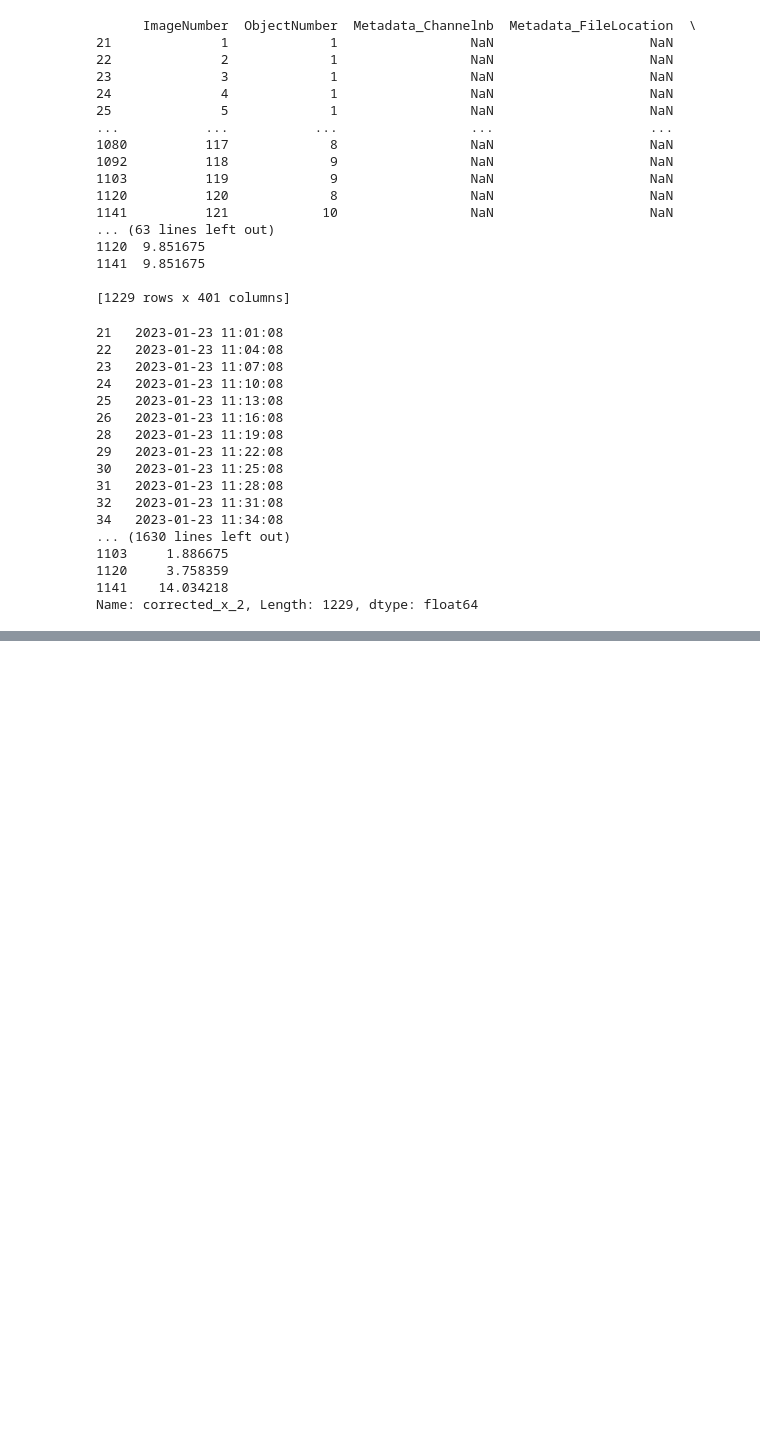
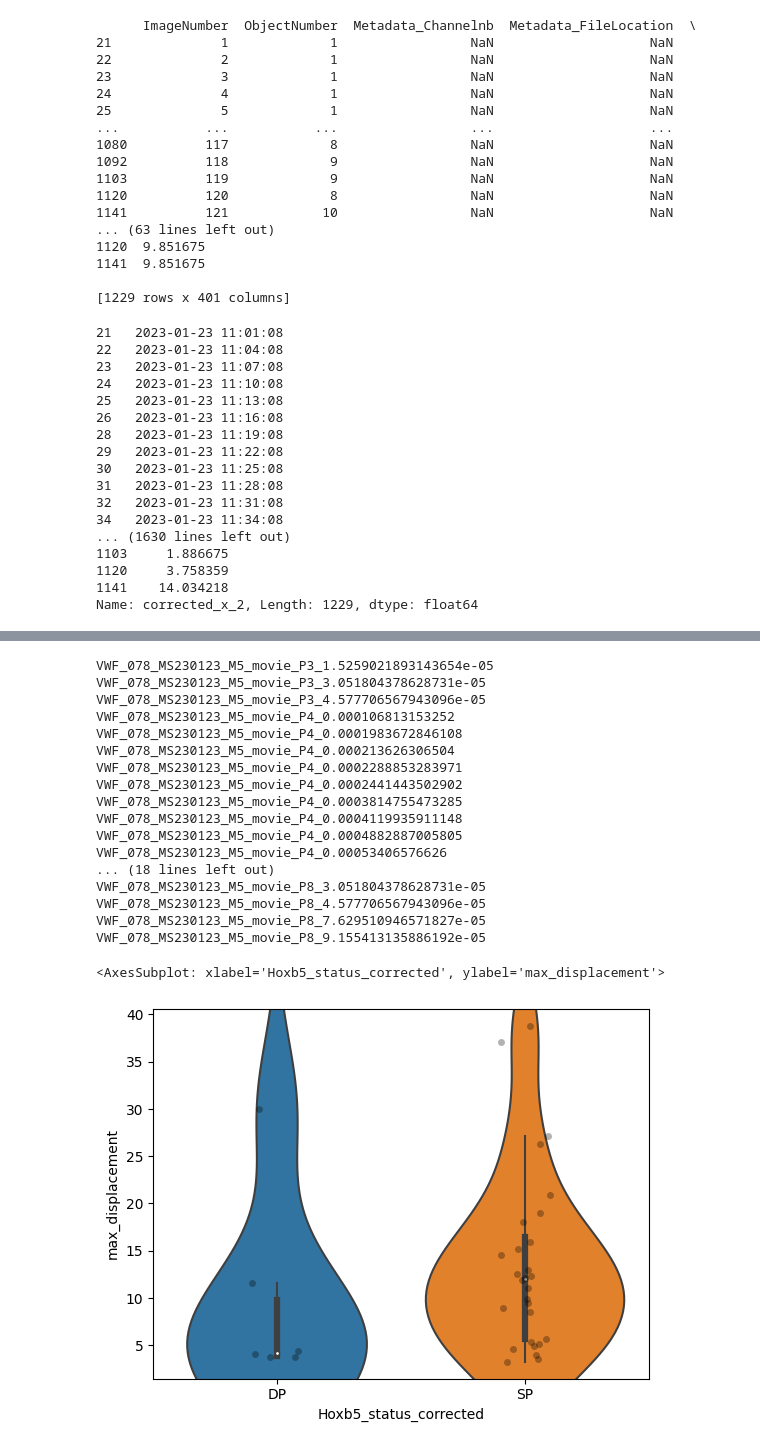
Before and after one commit to Mas515/Image_analysis, a Jupyter notebook: IVM_3D_trackplot_old.ipynb, the cells around one changed output, grey strips where cells are left out. Saved outputs shown, nothing was run; the diff lists cells and outputs as text; code cells hidden in the pictures; blank space fills up the shorter version.

Commit message:
update movie pipeline for old files, updated analysis jupyter notebook

```diff
--- a/IVM_3D_trackplot_old.ipynb
+++ b/IVM_3D_trackplot_old.ipynb
@@ -250,0 +353,10 @@ Name: corrected_x_2, Length: 1229, dtype: float64
+# %%
+#maximum displacement
+data['max_displacement']=None
+grouped=data.groupby(['Final_Cell_ID'])
+dflist=[]
+for i, newdf in grouped:
+    newdf['max_displacement']=newdf['displacement'].max()
+    dflist.append(newdf)
+data=pd.concat(dflist)
+print(data['max_displacement'])
@@ -250,0 +405,3 @@ Name: corrected_x_2, Length: 1229, dtype: float64
+# %%
+#This line would be useful if different movies were connected and the time between 2 frames wasn't always 3min
+data["Timeframe_Time_next"] = data["Timeframe_Time"].shift(-1)
@@ -250,0 +443,11 @@ Name: corrected_x_2, Length: 1229, dtype: float64
+# %%
+#linearity coefficient
+
+data['linearity_coefficient']=None
+grouped=data.groupby(['Final_Cell_ID'])
+dflist=[]
+for i, newdf in grouped:
+    newdf['linearity_coefficient']=newdf['max_displacement']/newdf['track_length']
+    dflist.append(newdf)
+data=pd.concat(dflist)
+print(data['linearity_coefficient'])
@@ -250,0 +723,39 @@ Name: corrected_x_2, Length: 1229, dtype: float64
+# %%
+#PRINT MAXIMUM DISPLACEMENT
+
+datab=datax[['Final_Cell_ID', 'Treatment', 'Hoxb5_status_corrected', 'max_displacement']]
+# print(len(datab))
+
+df_list =[]
+grouped=datab.groupby(['Final_Cell_ID'])
+for i, newdf in grouped:
+    if len(newdf.index) >=11:
+        print(i)
+        df_list.append(newdf)
+datab=pd.concat(df_list)
+
+dx=datab.drop_duplicates()
+dx=dx[dx['max_displacement']!=0]
+# print(dx)
+sns.violinplot(x='Hoxb5_status_corrected', y="max_displacement", data=dx)
+sns.stripplot(x='Hoxb5_status_corrected', y="max_displacement", data=dx, dodge=True, color='black', alpha=0.3)
+# %% [output]
+VWF_078_MS230123_M5_movie_P3_1.5259021893143654e-05
+VWF_078_MS230123_M5_movie_P3_3.051804378628731e-05
+VWF_078_MS230123_M5_movie_P3_4.577706567943096e-05
+VWF_078_MS230123_M5_movie_P4_0.000106813153252
+VWF_078_MS230123_M5_movie_P4_0.0001983672846108
+VWF_078_MS230123_M5_movie_P4_0.000213626306504
+VWF_078_MS230123_M5_movie_P4_0.0002288853283971
+VWF_078_MS230123_M5_movie_P4_0.0002441443502902
+VWF_078_MS230123_M5_movie_P4_0.0003814755473285
+VWF_078_MS230123_M5_movie_P4_0.0004119935911148
+VWF_078_MS230123_M5_movie_P4_0.0004882887005805
+VWF_078_MS230123_M5_movie_P4_0.00053406576626
+... (18 lines left out)
+VWF_078_MS230123_M5_movie_P8_3.051804378628731e-05
+VWF_078_MS230123_M5_movie_P8_4.577706567943096e-05
+VWF_078_MS230123_M5_movie_P8_7.629510946571827e-05
+VWF_078_MS230123_M5_movie_P8_9.155413135886192e-05
+<AxesSubplot: xlabel='Hoxb5_status_corrected', ylabel='max_displacement'>
+[figure, added]
```
Also changed, not shown: parts of 17 cells of this notebook, 6 other files.
